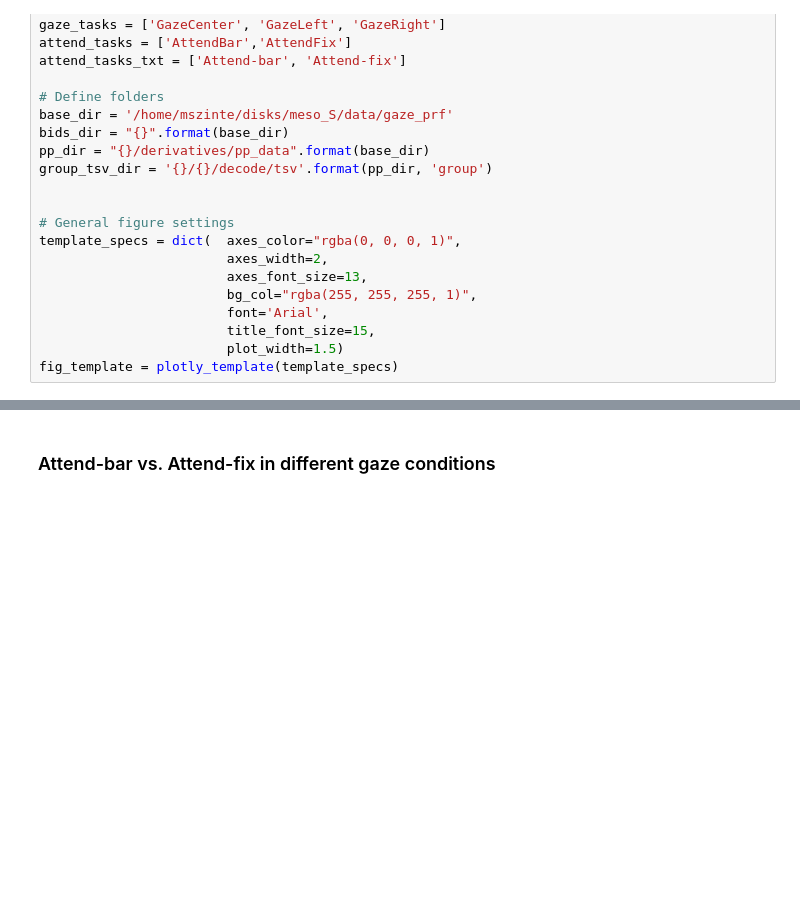
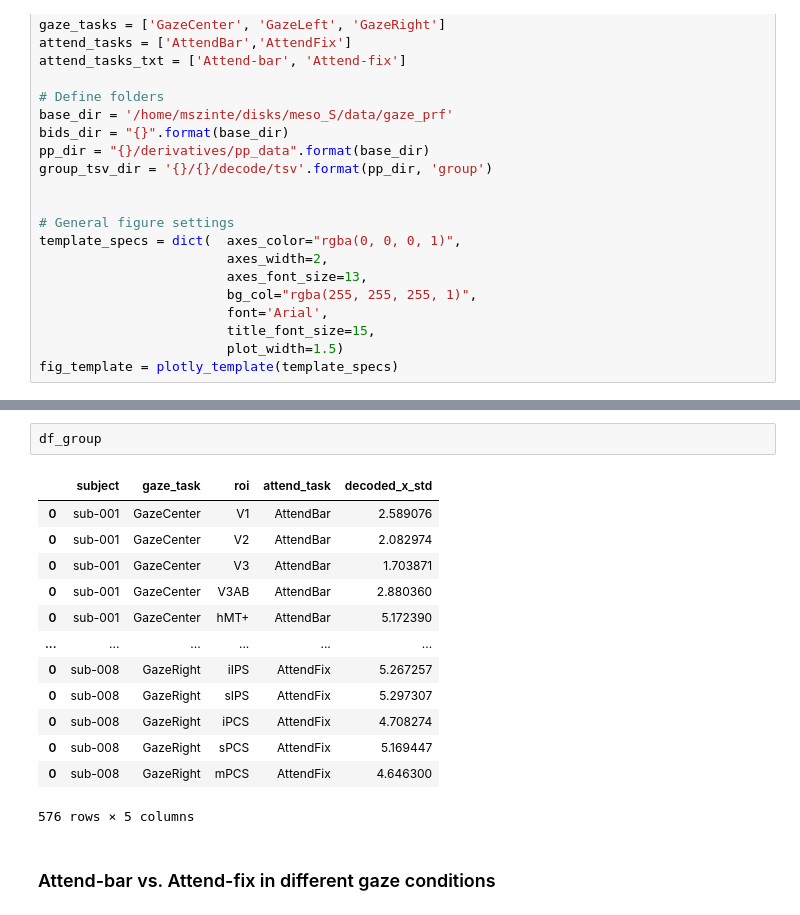
Before and after one commit to mszinte/gaze_prf, a Jupyter notebook: analysis_code/decode/decode_certainty.ipynb, the cells around one changed output, grey strips where cells are left out. Saved outputs shown, nothing was run; the diff lists cells and outputs as text; blank space fills up the shorter version.

```diff
--- a/analysis_code/decode/decode_certainty.ipynb
+++ b/analysis_code/decode/decode_certainty.ipynb
@@ -136,3 +141,19 @@ for gaze_task in gaze_tasks:
+# %%
+df_group
+# %% [output]
+|  | subject | gaze_task | roi | attend_task | decoded_x_std |
+| 0 | sub-001 | GazeCenter | V1 | AttendBar | 2.589076 |
+| 0 | sub-001 | GazeCenter | V2 | AttendBar | 2.082974 |
+| 0 | sub-001 | GazeCenter | V3 | AttendBar | 1.703871 |
+| 0 | sub-001 | GazeCenter | V3AB | AttendBar | 2.880360 |
+| 0 | sub-001 | GazeCenter | hMT+ | AttendBar | 5.172390 |
+| ... | ... | ... | ... | ... | ... |
+| 0 | sub-008 | GazeRight | iIPS | AttendFix | 5.267257 |
+| 0 | sub-008 | GazeRight | sIPS | AttendFix | 5.297307 |
+| 0 | sub-008 | GazeRight | iPCS | AttendFix | 4.708274 |
+| 0 | sub-008 | GazeRight | sPCS | AttendFix | 5.169447 |
+| 0 | sub-008 | GazeRight | mPCS | AttendFix | 4.646300 |
+576 rows × 5 columns
 # %% [markdown]
 ### Attend-bar vs. Attend-fix in different gaze conditions
 # %%
```
Also changed, not shown: parts of 7 cells of this notebook.
